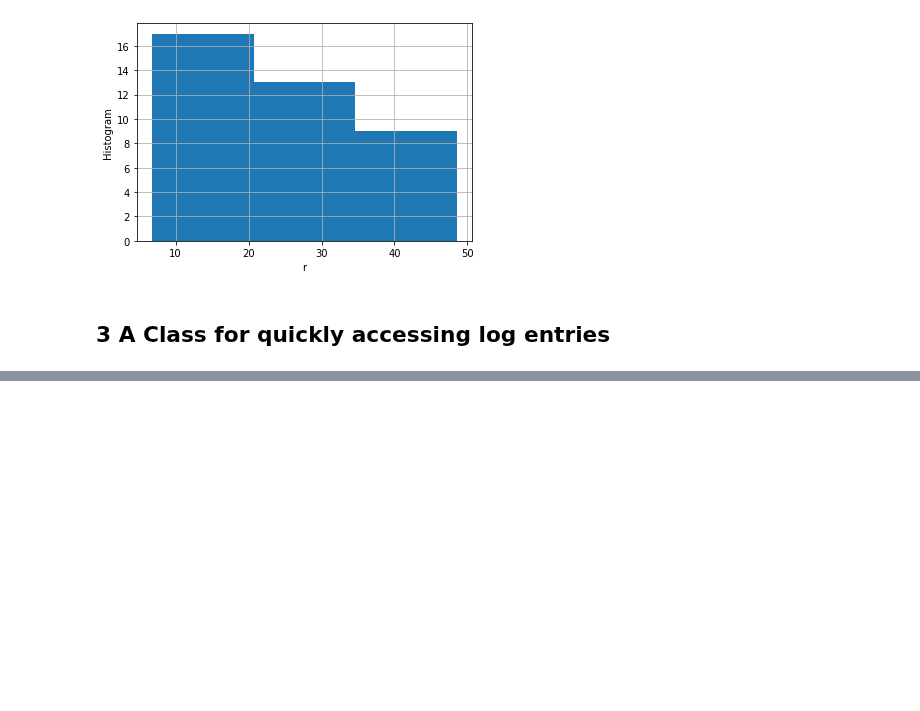
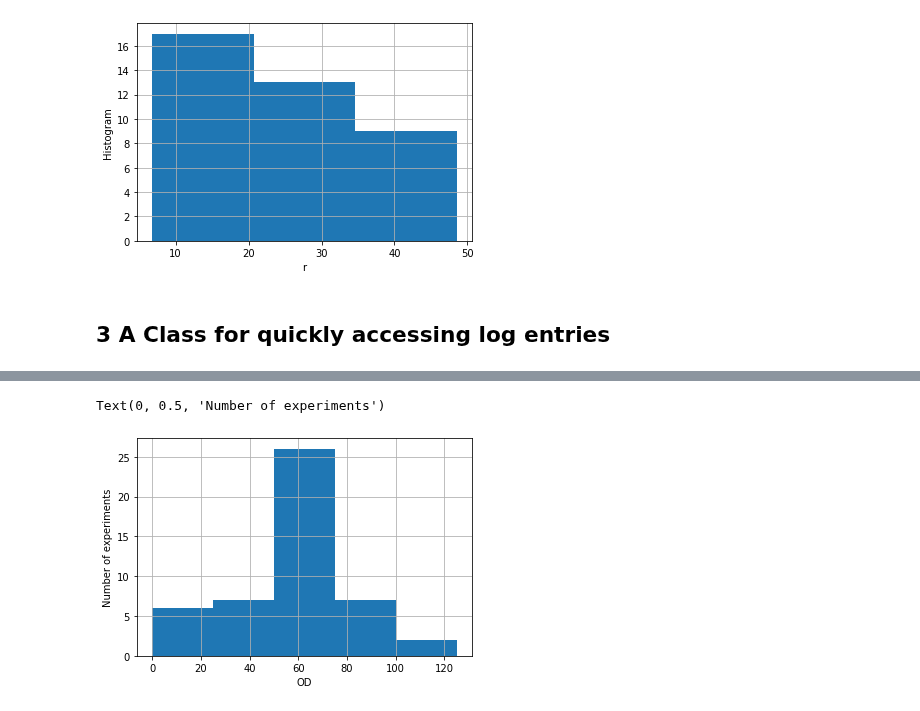
Before and after one commit to ZLoverty/DE, a Jupyter notebook: Code/data_manage.ipynb, the cells around one changed output, grey strips where cells are left out. Cells and saved outputs as stored; diff of their text form; code cells hidden in the pictures; blank space fills up the shorter version.

```diff
--- a/Code/data_manage.ipynb
+++ b/Code/data_manage.ipynb
@@ -189,0 +217,8 @@ Text(0, 0.5, 'Number of experiments')
+# %%
+# distribution of OD
+df['OD'].hist(bins=range(0, 150, 25))
+plt.xlabel('OD')
+plt.ylabel('Number of experiments')
+# %% [output]
+Text(0, 0.5, 'Number of experiments')
+[figure, added]
```
Also changed, not shown: parts of 11 cells of this notebook, 3 other files.
